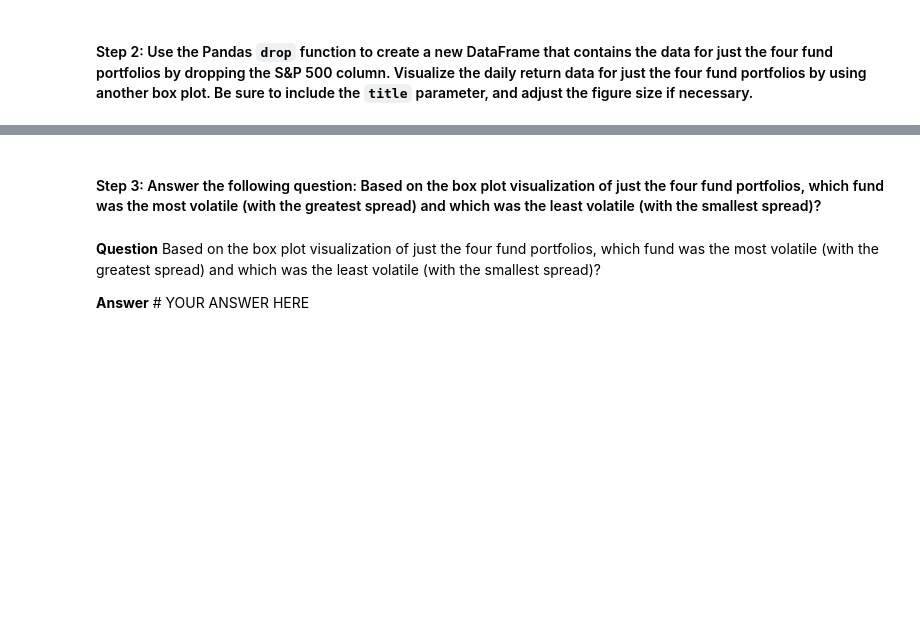
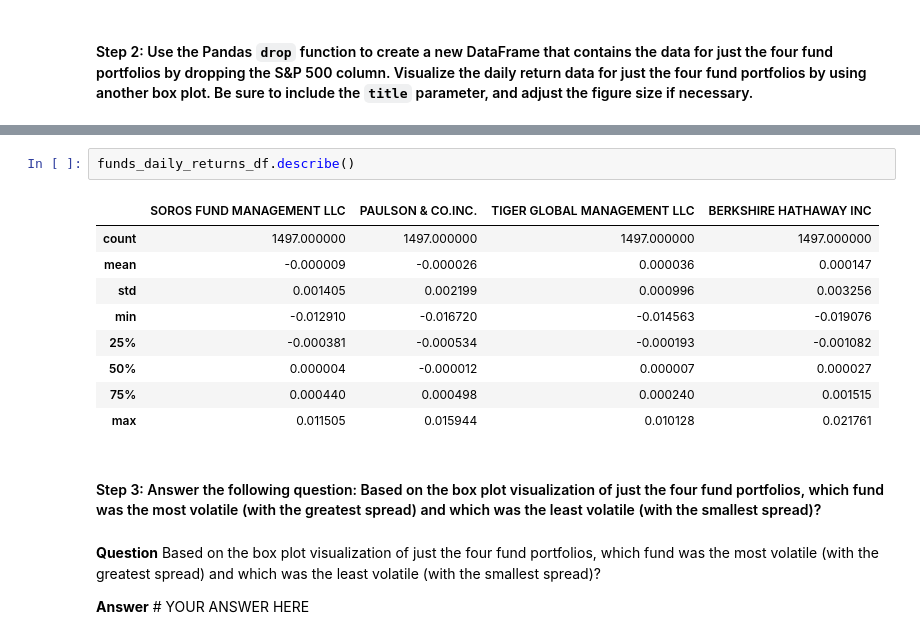
Before and after one commit to mrlandero/Risk_Return_Analysis, a Jupyter notebook: Risk_Return_Analysis/risk_return_analysis.ipynb, the cells around one changed output, grey strips where cells are left out. Saved outputs shown, nothing was run; the diff lists cells and outputs as text; blank space fills up the shorter version.

```diff
--- a/Risk_Return_Analysis/risk_return_analysis.ipynb
+++ b/Risk_Return_Analysis/risk_return_analysis.ipynb
@@ -323,3 +332,15 @@ SyntaxError: invalid syntax (<ipython-input-35-14b511f9bc3d>, line 4)
+# %%
+funds_daily_returns_df.describe()
+# %% [output]
+|  | SOROS FUND MANAGEMENT LLC | PAULSON & CO.INC. | TIGER GLOBAL MANAGEMENT LLC | BERKSHIRE HATHAWAY INC |
+| count | 1497.000000 | 1497.000000 | 1497.000000 | 1497.000000 |
+| mean | -0.000009 | -0.000026 | 0.000036 | 0.000147 |
+| std | 0.001405 | 0.002199 | 0.000996 | 0.003256 |
+| min | -0.012910 | -0.016720 | -0.014563 | -0.019076 |
+| 25% | -0.000381 | -0.000534 | -0.000193 | -0.001082 |
+| 50% | 0.000004 | -0.000012 | 0.000007 | 0.000027 |
+| 75% | 0.000440 | 0.000498 | 0.000240 | 0.001515 |
+| max | 0.011505 | 0.015944 | 0.010128 | 0.021761 |
 # %% [markdown]
 #### Step 3: Answer the following question: Based on the box plot visualization of just the four fund portfolios, which fund was the most volatile (with the greatest spread) and which was the least volatile (with the smallest spread)?
 # %% [markdown]
```
Also changed, not shown: parts of 2 cells of this notebook.
